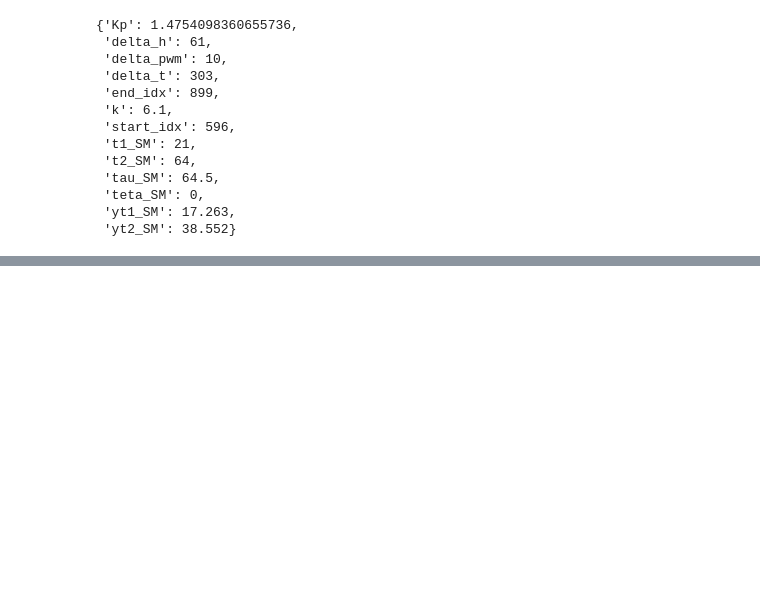
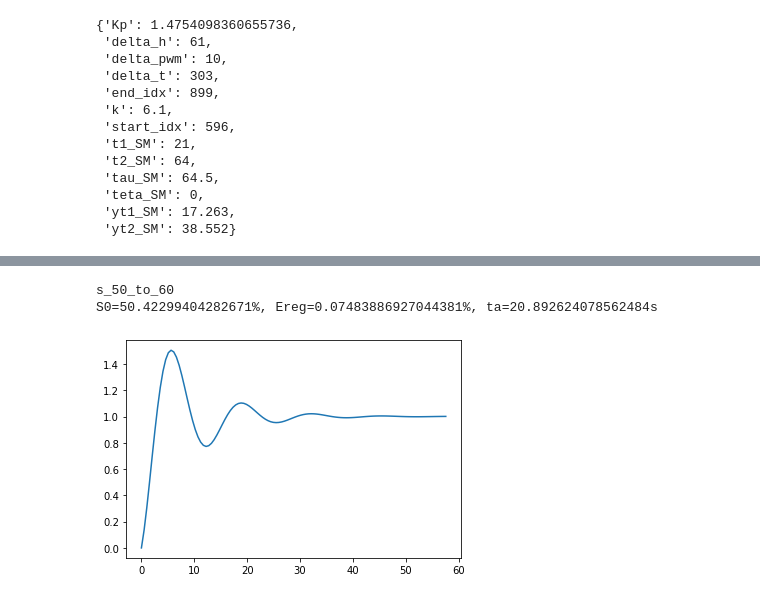
Before and after one commit to duperpara/college_crap, a Jupyter notebook: piv/Untitled1.ipynb, the cells around one changed output, grey strips where cells are left out. Saved outputs shown, nothing was run; the diff lists cells and outputs as text; code cells hidden in the pictures; blank space fills up the shorter version.

```diff
--- a/piv/Untitled1.ipynb
+++ b/piv/Untitled1.ipynb
@@ -115,0 +166,32 @@ $$\frac{6.1}{64.5 s + 1}$$
+# %%
+key, value = 's_50_to_60', data.get('s_50_to_60')
+print(key)
+# plt.plot(value.get('data').index, control.forced_response(value.get('tf'), T=value.get('data').index, U=value.get('delta_pwm')))
+#for kp, ki in zip(np.linspace(0,10, 11), np.linspace(0,10, 101)):
+kp = 2.373
+ki = 2.53
+
+grf = control.step_response(
+        control.tf([6.1*kp, 6.1*ki], [64.5, (6.1*kp + 1), 6.1*ki]))
+
+S0 = (max(grf[1])-1)*100
+Ereg = (grf[1][-1]-1)*100
+
+ta = None
+for idx, val in zip(reversed(grf[0]), reversed(grf[1])):
+    if (val-1)*100 > 5:
+        ta = idx
+        break
+
+print(f"{S0=}%, {Ereg=}%, {ta=}s")
+plt.plot(
+    *grf
+)
+
+
+
+print('\n')
+# %% [output]
+s_50_to_60
+S0=50.42299404282671%, Ereg=0.07483886927044381%, ta=20.892624078562484s
+[figure, added]
```
Also changed, not shown: parts of 3 cells of this notebook, 2 other files.
